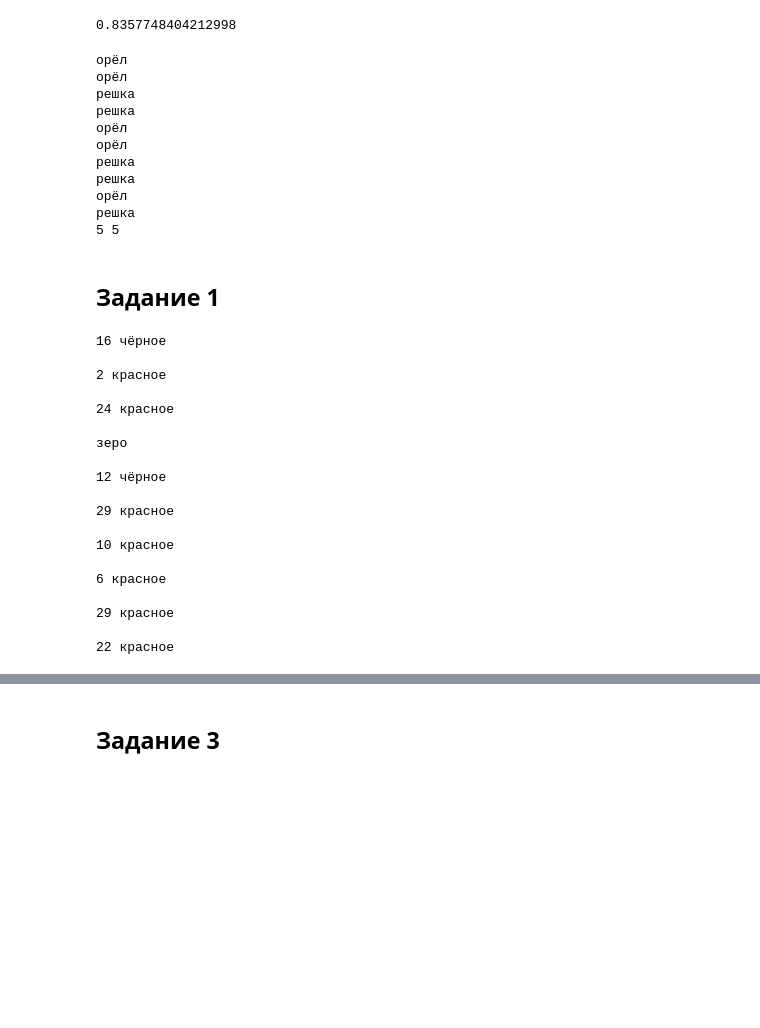
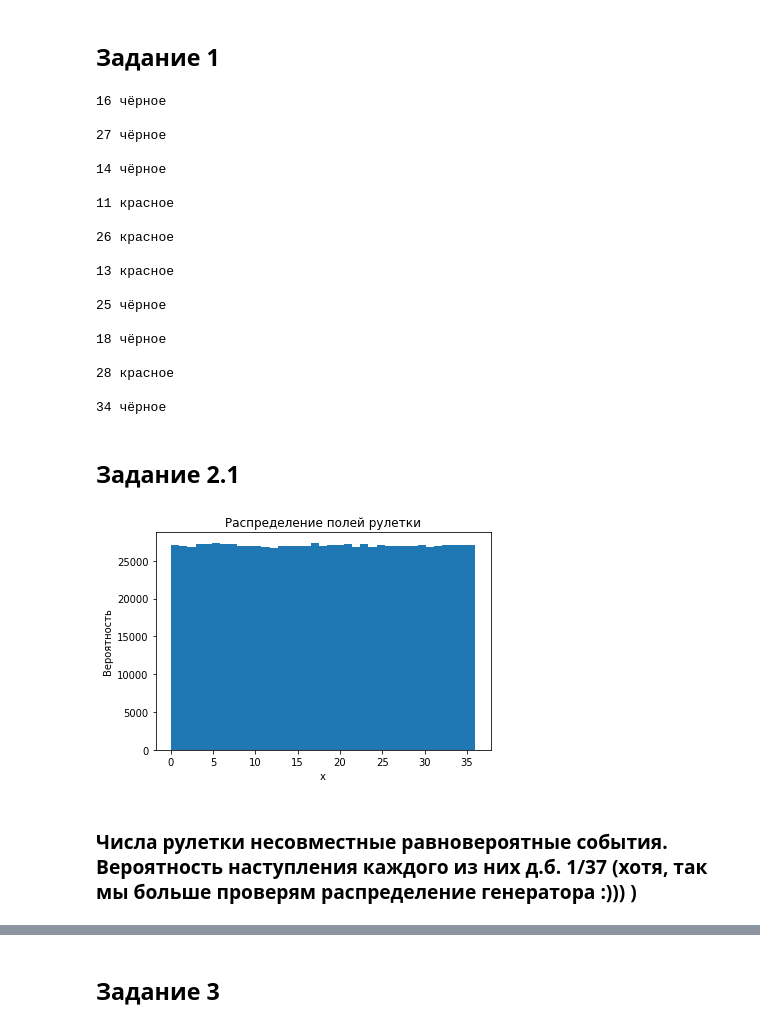
Before and after one commit to VitalyGladyshev/Math_Ess, a Jupyter notebook: ДЗ_05_ГладышевВВ.ipynb, the cells around one changed output, grey strips where cells are left out. Saved outputs shown, nothing was run; the diff lists cells and outputs as text; code cells hidden in the pictures; blank space fills up the shorter version.

```diff
--- a/ДЗ_05_ГладышевВВ.ipynb
+++ b/ДЗ_05_ГладышевВВ.ipynb
@@ -13,31 +13,3 @@ import itertools
-# %%
-np.random.uniform(0, 1)
-# %% [output]
-0.8357748404212998
-# %%
-k, m = 0, 0
-n = 10
-for i in range(0, n):
-    x = np.random.uniform(0, 10)
-    if x<5:
-        print("орёл")
-        k = k + 1
-    else:
-        print("решка")
-        m = m + 1
-print(k, m)
-# %% [output]
-орёл
-орёл
-решка
-решка
-орёл
-орёл
-решка
-решка
-орёл
-решка
-5 5
 # %% [markdown]
 ## Задание 1
 # %%
@@ -46,7 +18,7 @@ b = [2,4,6,8,10,11,13,15,17,20,22,24,26,28,29,31,33,35]
 
 for i in range(0,10):
     a = input()
-    x = np.random.randint(0, 36)
+    x = np.random.randint(0, 37)
     if x==0:
         print("зеро")
     elif x in b:
@@ -56,20 +28,39 @@ for i in range(0,10):
 # %% [output]
 16 чёрное
 
-2 красное
+27 чёрное
 
-24 красное
+14 чёрное
 
-зеро
+11 красное
 
-12 чёрное
+26 красное
 
-29 красное
+13 красное
 
-10 красное
+25 чёрное
 
-6 красное
+18 чёрное
 
-29 красное
+28 красное
 
-22 красное
+34 чёрное
+# %% [markdown]
+## Задание 2.1
+# %%
+n = 1000000
+x = []
+
+for i in range(0, n):
+    x.append(np.random.randint(0, 37))
+
+num_bins = 37
+z, bins, patches = plt.hist(x, num_bins)
+plt.xlabel('x')
+plt.ylabel('Вероятность')
+plt.title('Распределение полей рулетки')
+plt.show()
+# %% [output]
+[figure, added]
+# %% [markdown]
+### Числа рулетки несовместные равновероятные события. Вероятность наступления каждого из них д.б. 1/37 (хотя, так мы больше проверям распределение генератора :))) )
```
Also changed, not shown: parts of 16 cells of this notebook.
